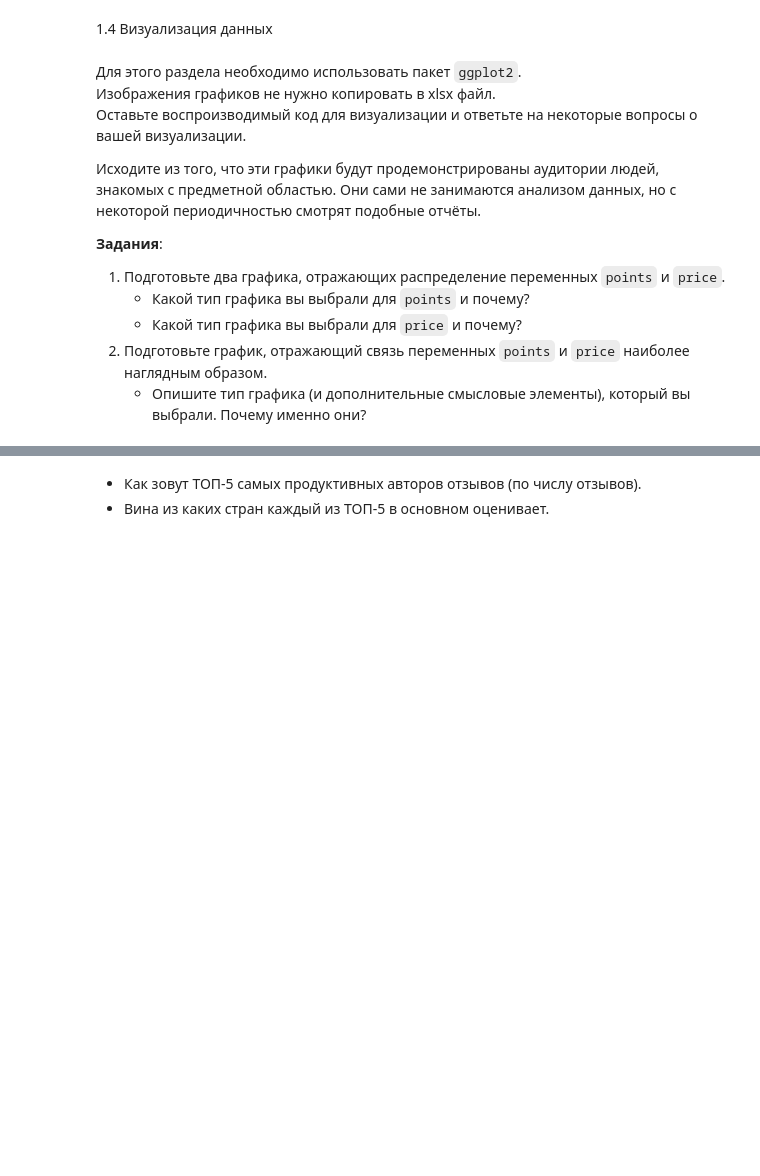
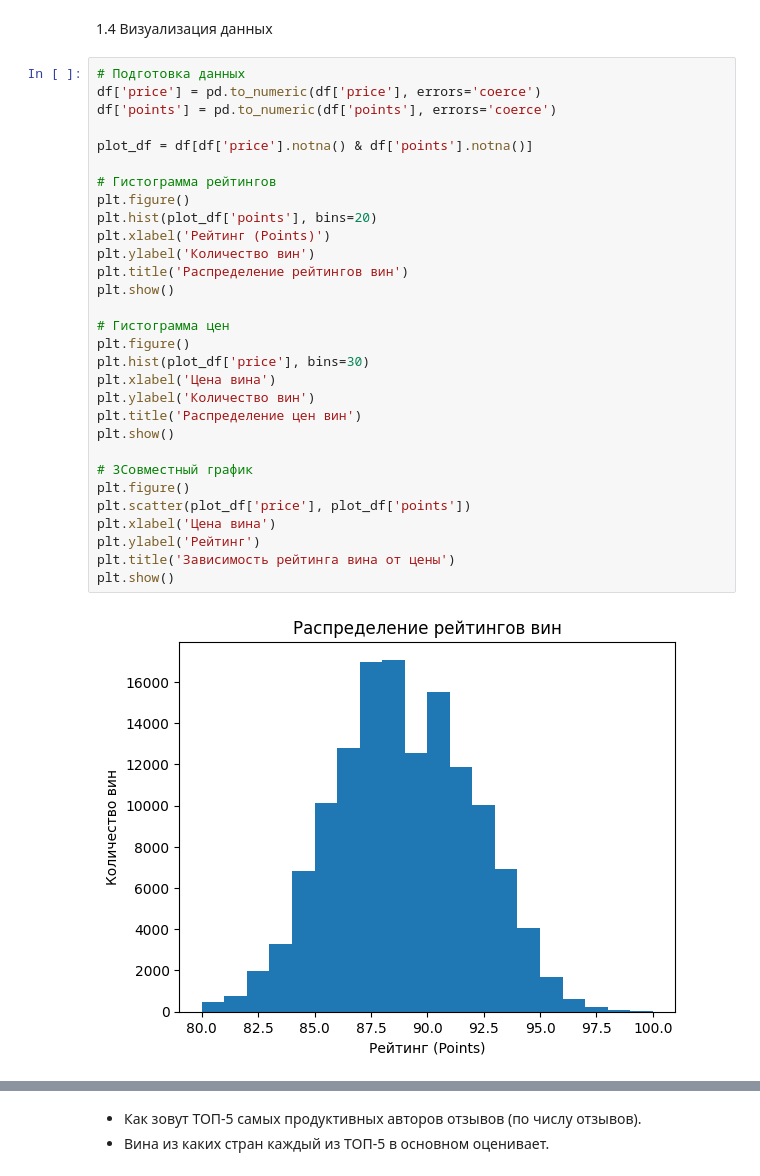
Before and after one commit to jenyadev3/Test-Wine, a Jupyter notebook: test.ipynb, the cells around one changed output, grey strips where cells are left out. Cells and saved outputs as stored; diff of their text form; blank space fills up the shorter version.

```diff
--- a/test.ipynb
+++ b/test.ipynb
@@ -238,18 +264,35 @@ p-value: nan
 В столбце с ценами присутствовало около 9 тысячи пропущенных значений, что составляет достаточно болььшую часть данных. Пропуски решила заменить на медианные значения по группе сортов винограда. Такой подход выбрала т.к ставить 0 было-бы некорректно и вводило бы в заблуждение (будто вино бесплатно), оставлять Nan или заполнять Unknown выглядело бы просто неаккуратно и неполно для анализа.Удаление записей привело бы к потери большого обЪема информации
 # %% [markdown]
 1.4 Визуализация данных
-# %% [markdown]
-Для этого раздела необходимо использовать пакет `ggplot2`.
-Изображения графиков не нужно копировать в xlsx файл.
-Оставьте воспроизводимый код для визуализации и ответьте на некоторые вопросы о вашей визуализации.
-
-Исходите из того, что эти графики будут продемонстрированы аудитории людей,
-знакомых с предметной областью. Они сами не занимаются анализом данных,
-но с некоторой периодичностью смотрят подобные отчёты.
-
-**Задания**:
-1. Подготовьте два графика, отражающих распределение переменных `points` и `price`.
-   * Какой тип графика вы выбрали для `points` и почему?
-   * Какой тип графика вы выбрали для `price` и почему?
-2. Подготовьте график, отражающий связь переменных `points` и `price` наиболее наглядным образом.
-   * Опишите тип графика (и дополнительные смысловые элементы), который вы выбрали. Почему именно они?
+# %%
+# Подготовка данных
+df['price'] = pd.to_numeric(df['price'], errors='coerce')
+df['points'] = pd.to_numeric(df['points'], errors='coerce')
+
+plot_df = df[df['price'].notna() & df['points'].notna()]
+
+# Гистограмма рейтингов
+plt.figure()
+plt.hist(plot_df['points'], bins=20)
+plt.xlabel('Рейтинг (Points)')
+plt.ylabel('Количество вин')
+plt.title('Распределение рейтингов вин')
+plt.show()
+
+# Гистограмма цен
+plt.figure()
+plt.hist(plot_df['price'], bins=30)
+plt.xlabel('Цена вина')
+plt.ylabel('Количество вин')
+plt.title('Распределение цен вин')
+plt.show()
+
+# 3Совместный график
+plt.figure()
+plt.scatter(plot_df['price'], plot_df['points'])
+plt.xlabel('Цена вина')
+plt.ylabel('Рейтинг')
+plt.title('Зависимость рейтинга вина от цены')
+plt.show()
+# %% [output]
+[figure, added]
```
Also changed, not shown: parts of 5 cells of this notebook, 1 other file.
